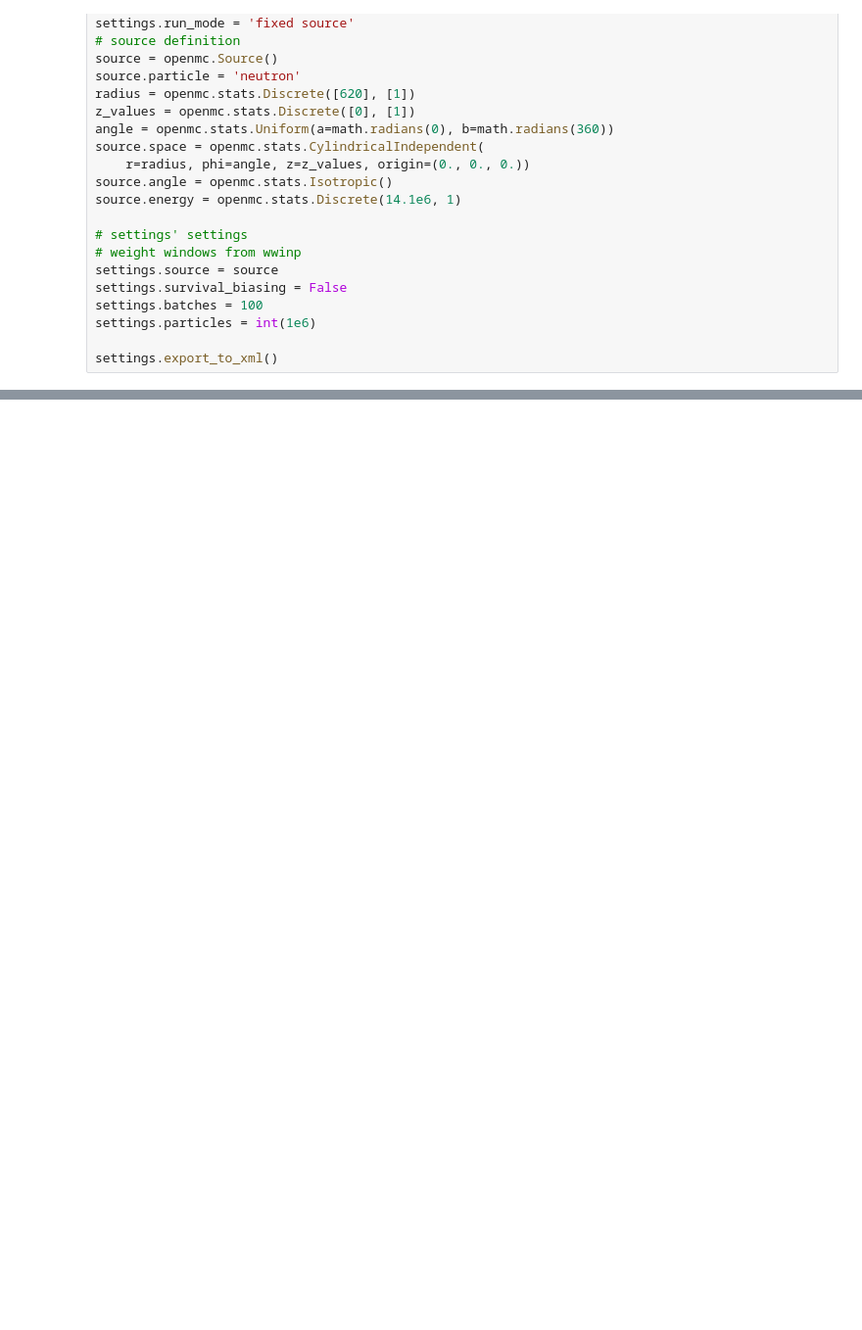
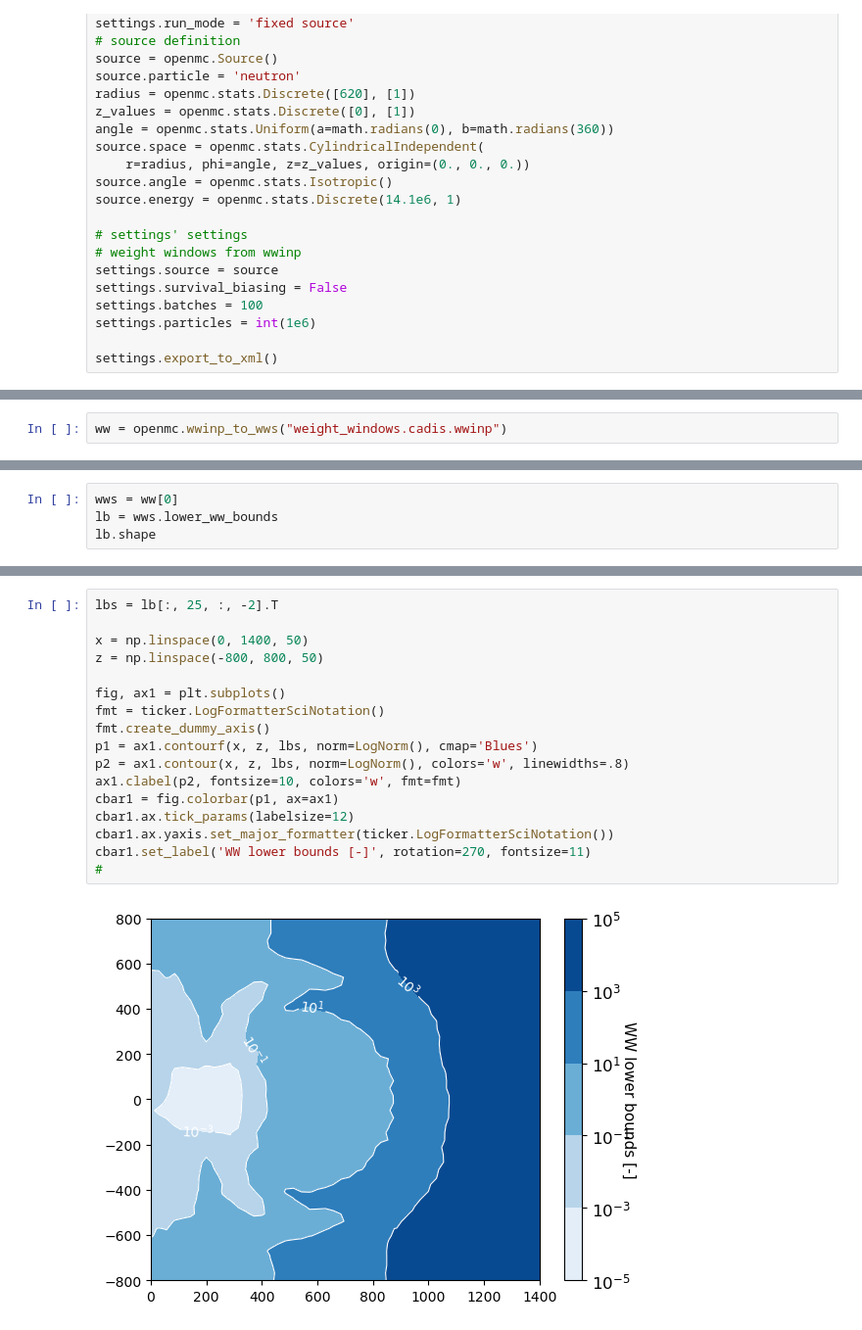
Before and after one commit to SteSeg/tokamak_radiation_environment, a Jupyter notebook: src/tokamak_radiation_environment/prove.ipynb, the cells around one changed output, grey strips where cells are left out. Shown at 98% size. Drawn from its saved outputs; the diff is of its cells as text; blank space fills up the shorter version.

Commit message:
+cadis ww for iter_class

```diff
--- a/src/tokamak_radiation_environment/prove.ipynb
+++ b/src/tokamak_radiation_environment/prove.ipynb
@@ -59,0 +143,2 @@ settings.export_to_xml()
+# %%
+ww = openmc.wwinp_to_wws("weight_windows.cadis.wwinp")
@@ -59,0 +166,4 @@ settings.export_to_xml()
+# %%
+wws = ww[0]
+lb = wws.lower_ww_bounds
+lb.shape
@@ -59,0 +180,19 @@ settings.export_to_xml()
+# %%
+lbs = lb[:, 25, :, -2].T
+
+x = np.linspace(0, 1400, 50)
+z = np.linspace(-800, 800, 50)
+
+fig, ax1 = plt.subplots()
+fmt = ticker.LogFormatterSciNotation()
+fmt.create_dummy_axis()
+p1 = ax1.contourf(x, z, lbs, norm=LogNorm(), cmap='Blues')
+p2 = ax1.contour(x, z, lbs, norm=LogNorm(), colors='w', linewidths=.8)
+ax1.clabel(p2, fontsize=10, colors='w', fmt=fmt)
+cbar1 = fig.colorbar(p1, ax=ax1)
+cbar1.ax.tick_params(labelsize=12)
+cbar1.ax.yaxis.set_major_formatter(ticker.LogFormatterSciNotation())
+cbar1.set_label('WW lower bounds [-]', rotation=270, fontsize=11)
+#
+# %% [output]
+[figure, added]
```
Also changed, not shown: parts of 8 cells of this notebook, 5 other files.
